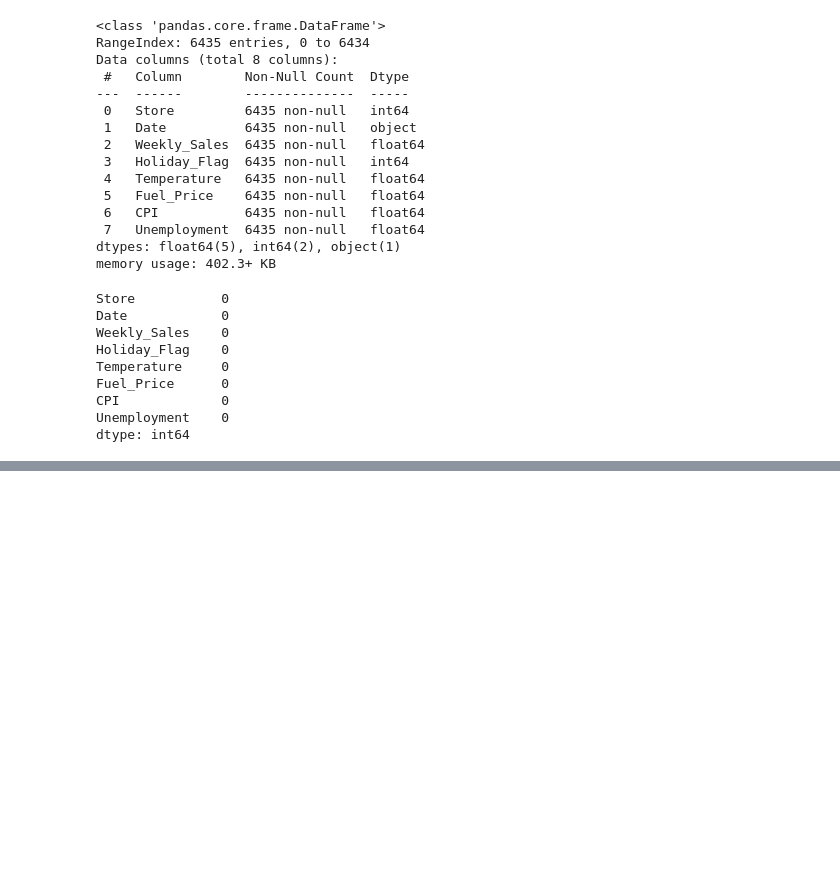
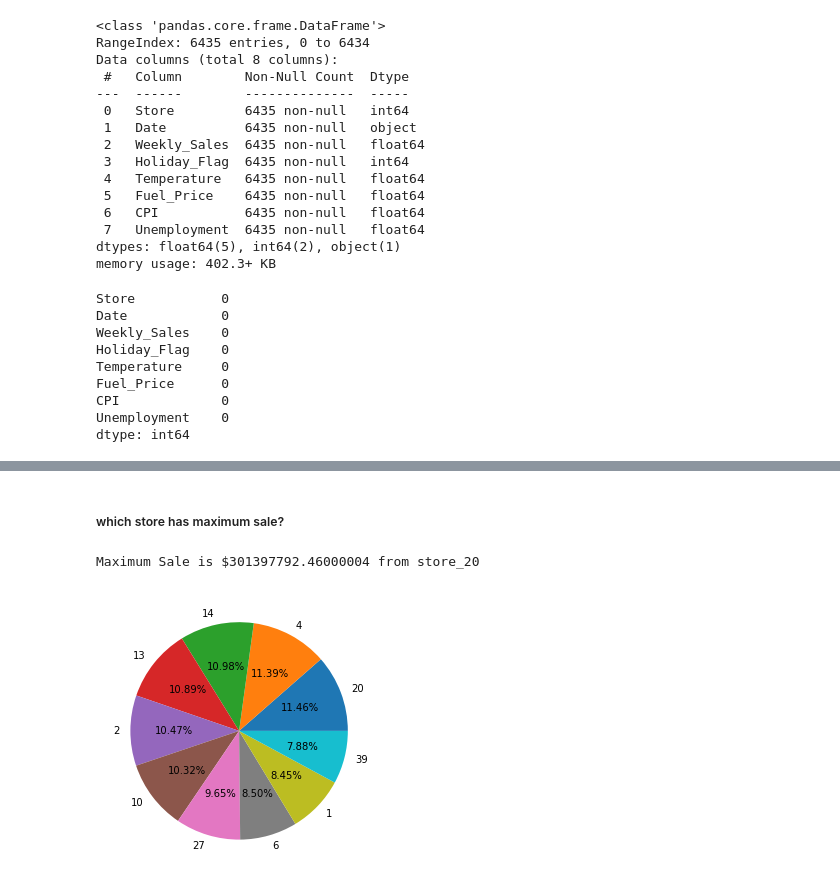
Before and after one commit to pv05/linear_Regression, a Jupyter notebook: warmart_sales_regression.ipynb, the cells around one changed output, grey strips where cells are left out. Drawn from its saved outputs; the diff is of its cells as text; code cells hidden in the pictures; blank space fills up the shorter version.

```diff
--- a/warmart_sales_regression.ipynb
+++ b/warmart_sales_regression.ipynb
@@ -155,0 +167,2 @@ Downloading walmart-dataretail-analysis.zip to .\walmart-dataretail-analysis
+# %% [markdown]
+<h5>which store has maximum sale?</h5>
@@ -155,0 +171,18 @@ Downloading walmart-dataretail-analysis.zip to .\walmart-dataretail-analysis
+# %%
+stores_all
+store_sale=dataset.groupby('Store')['Weekly_Sales'].sum()
+store_sale_max=store_sale.sort_values(ascending=False) # show all store with their sale in highest to lowest
+print(f'Maximum Sale is ${store_sale_max.values[0]} from store_{store_sale_max.keys()[0]}')
+# %% [output]
+Maximum Sale is $301397792.46000004 from store_20
+# %%
+#All Store Sales
+plt.figure(figsize=(20,5))
+y=list(store_sale_max.values[0:10])
+x=list(store_sale_max.keys()[0:10])
+# sns.barplot(data=store_sale_max,y=y,x=x)
+# plt.bar(x,y)
+plt.pie(y,labels=x,autopct='%0.2f%%')
+plt.show()
+# %% [output]
+[figure, added]
```
Also changed, not shown: parts of 48 cells of this notebook, 8 other files.
